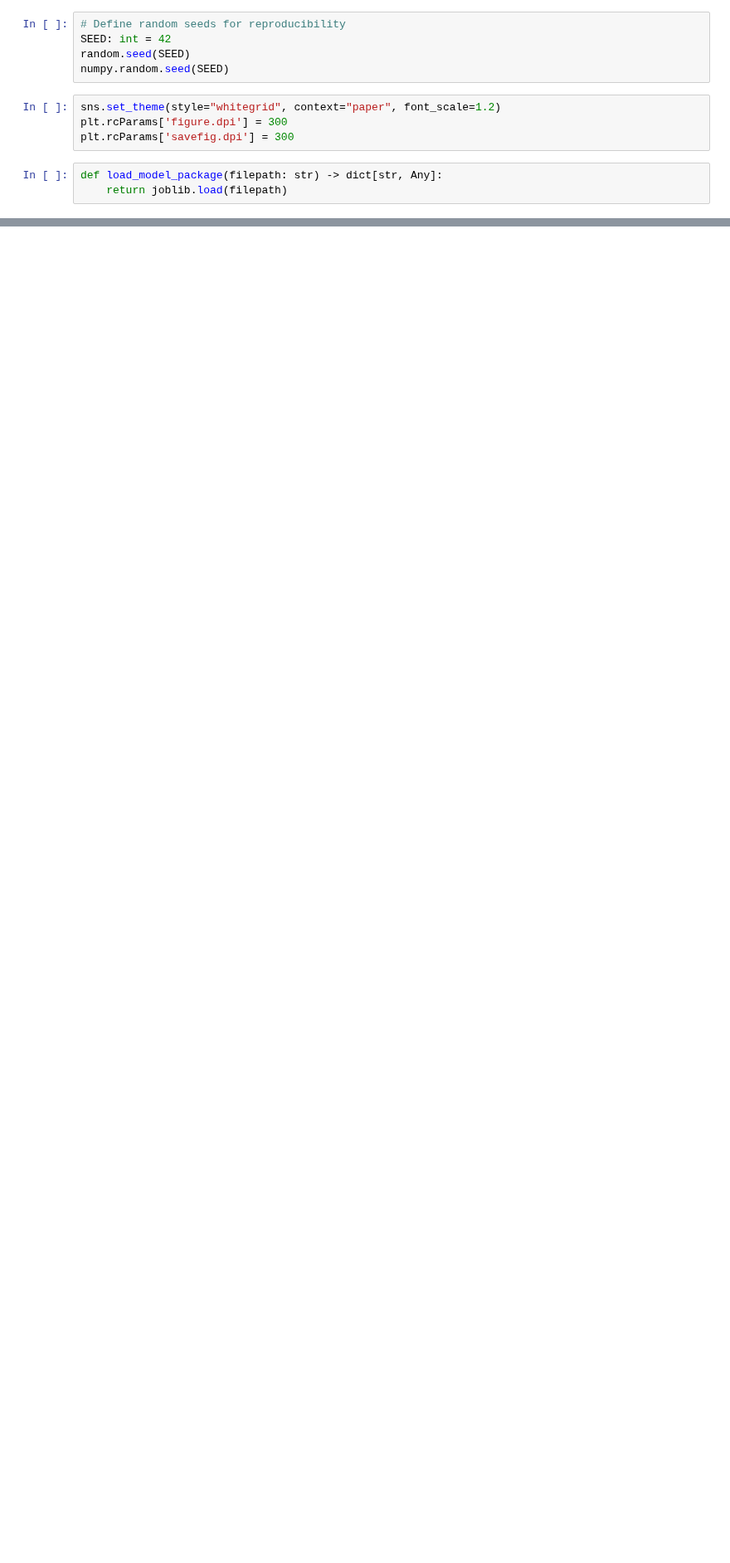
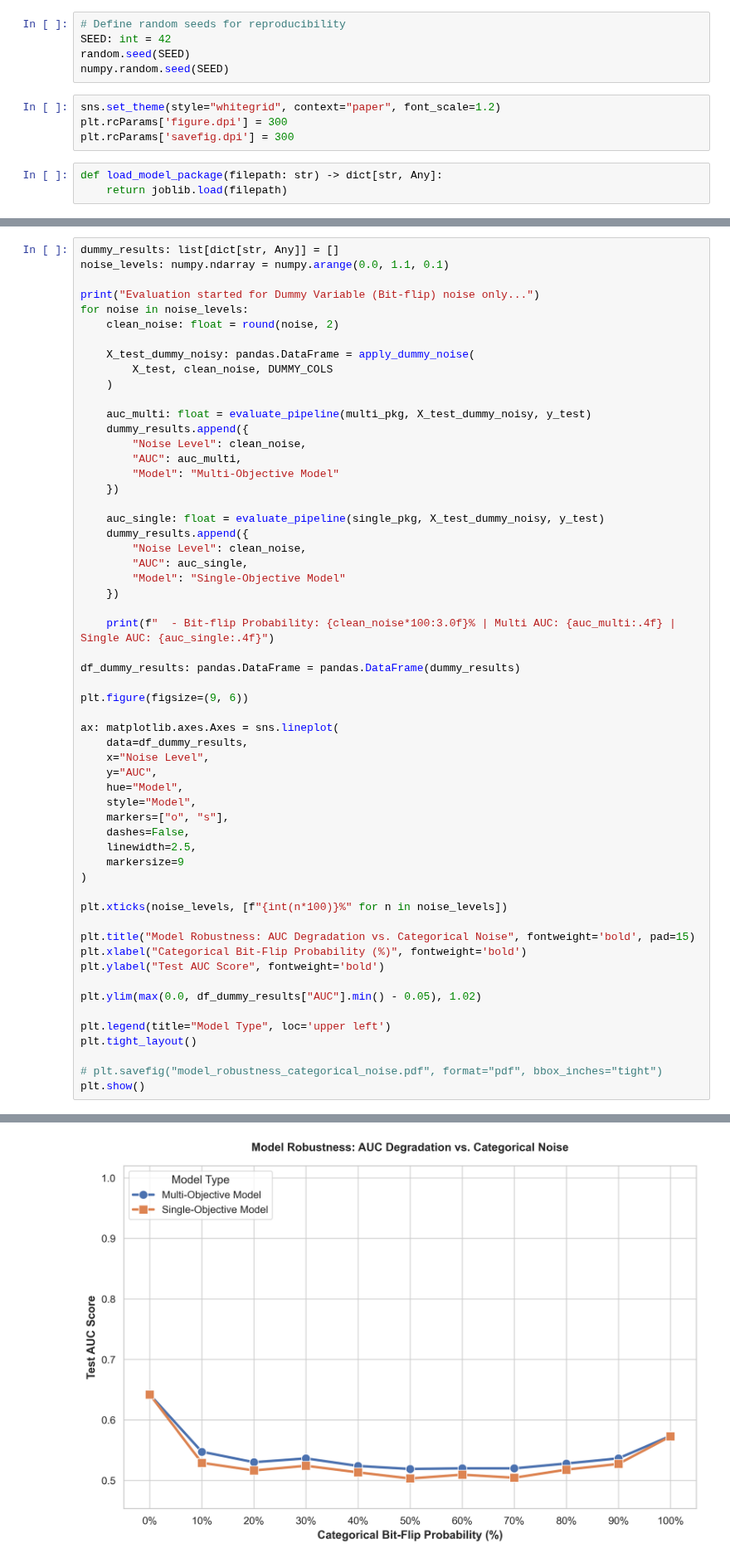
Before and after one commit to janohhank/SiCo-MOGA, a Jupyter notebook: evaluation.ipynb, the cells around one changed output, grey strips where cells are left out. Shown at 83% size. Saved outputs shown, nothing was run; the diff lists cells and outputs as text; blank space fills up the shorter version.

```diff
--- a/evaluation.ipynb
+++ b/evaluation.ipynb
@@ -279,0 +319,58 @@ Plot generation...
+# %%
+dummy_results: list[dict[str, Any]] = []
+noise_levels: numpy.ndarray = numpy.arange(0.0, 1.1, 0.1)
+
+print("Evaluation started for Dummy Variable (Bit-flip) noise only...")
+for noise in noise_levels:
+    clean_noise: float = round(noise, 2)
+
+    X_test_dummy_noisy: pandas.DataFrame = apply_dummy_noise(
+        X_test, clean_noise, DUMMY_COLS
+    )
+
+    auc_multi: float = evaluate_pipeline(multi_pkg, X_test_dummy_noisy, y_test)
+    dummy_results.append({
+        "Noise Level": clean_noise,
+        "AUC": auc_multi,
+        "Model": "Multi-Objective Model"
+    })
+
+    auc_single: float = evaluate_pipeline(single_pkg, X_test_dummy_noisy, y_test)
+    dummy_results.append({
+        "Noise Level": clean_noise,
+        "AUC": auc_single,
+        "Model": "Single-Objective Model"
+    })
+
+    print(f"  - Bit-flip Probability: {clean_noise*100:3.0f}% | Multi AUC: {auc_multi:.4f} | Single AUC: {auc_single:.4f}")
+
+df_dummy_results: pandas.DataFrame = pandas.DataFrame(dummy_results)
+
+plt.figure(figsize=(9, 6))
+
+ax: matplotlib.axes.Axes = sns.lineplot(
+    data=df_dummy_results,
+    x="Noise Level",
+    y="AUC",
+    hue="Model",
+    style="Model",
+    markers=["o", "s"],
+    dashes=False,
+    linewidth=2.5,
+    markersize=9
+)
+
+plt.xticks(noise_levels, [f"{int(n*100)}%" for n in noise_levels])
+
+plt.title("Model Robustness: AUC Degradation vs. Categorical Noise", fontweight='bold', pad=15)
+plt.xlabel("Categorical Bit-Flip Probability (%)", fontweight='bold')
+plt.ylabel("Test AUC Score", fontweight='bold')
+
+plt.ylim(max(0.0, df_dummy_results["AUC"].min() - 0.05), 1.02)
+
+plt.legend(title="Model Type", loc='upper left')
+plt.tight_layout()
+
+# plt.savefig("model_robustness_categorical_noise.pdf", format="pdf", bbox_inches="tight")
+plt.show()
+# %% [output]
@@ -279,0 +389 @@ Plot generation...
+[figure, added]
```
Also changed, not shown: parts of 6 cells of this notebook, 1 other file.
